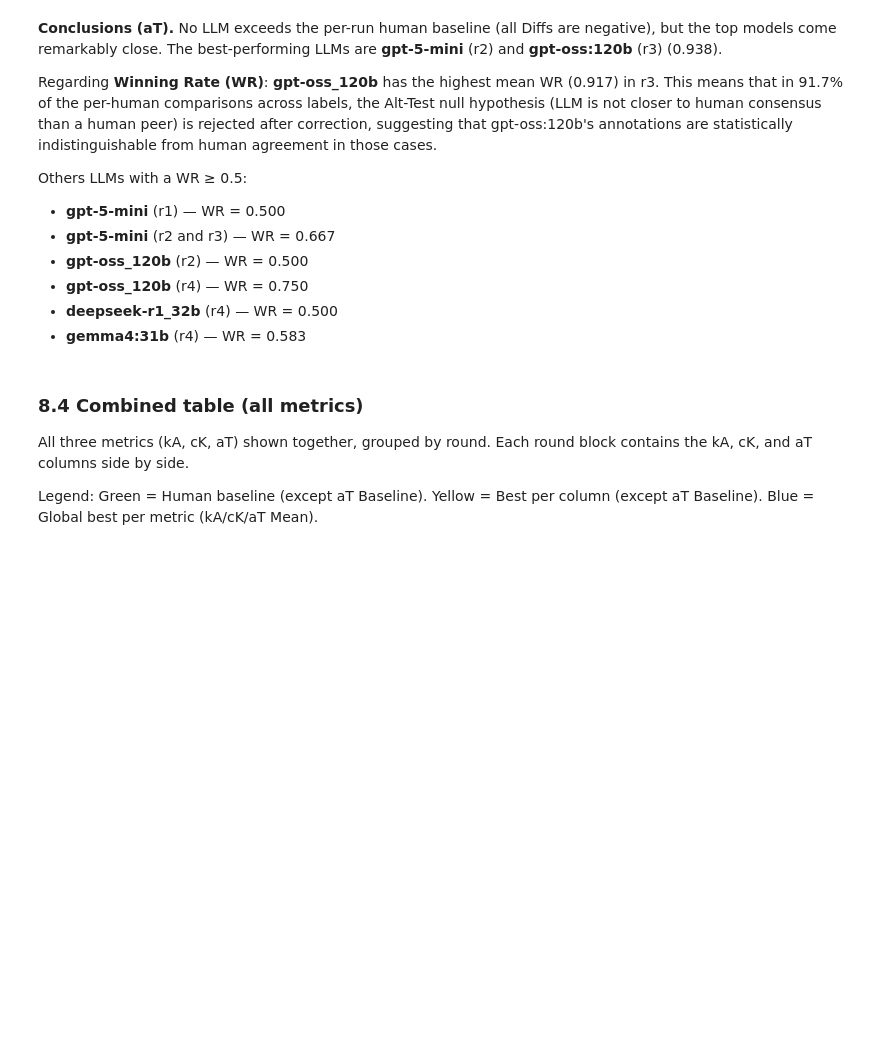
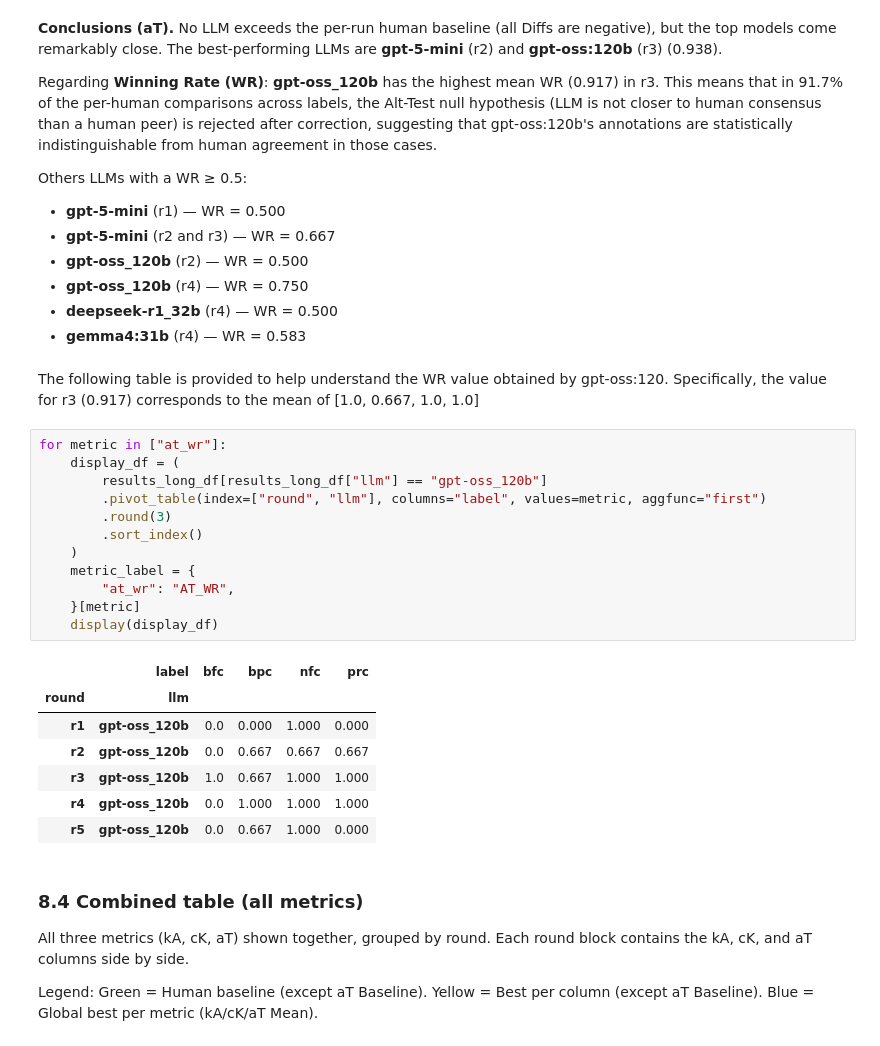
Before and after one commit to Maes95/llm-commit-classification, a Jupyter notebook: analysis/disagreement_analysis.ipynb, the cells around one changed output. Drawn from its saved outputs; the diff is of its cells as text; blank space fills up the shorter version.

```diff
--- a/analysis/disagreement_analysis.ipynb
+++ b/analysis/disagreement_analysis.ipynb
@@ -1153,6 +1153,28 @@ Others LLMs with a WR ≥ 0.5:
 - **gpt-oss_120b** (r4) — WR = 0.750
 - **deepseek-r1_32b** (r4) — WR = 0.500
 - **gemma4:31b** (r4) — WR = 0.583
+# %% [markdown]
+The following table is provided to help understand the WR value obtained by gpt-oss:120. Specifically, the value for r3 (0.917) corresponds to the mean of [1.0, 0.667, 1.0, 1.0]
+# %%
+for metric in ["at_wr"]:
+    display_df = (
+        results_long_df[results_long_df["llm"] == "gpt-oss_120b"]
+        .pivot_table(index=["round", "llm"], columns="label", values=metric, aggfunc="first")
+        .round(3)
+        .sort_index()
+    )
+    metric_label = {
+        "at_wr": "AT_WR",
+    }[metric]
+    display(display_df)
+# %% [output]
+|  | label | bfc | bpc | nfc | prc |
+| round | llm |  |  |  |  |
+| r1 | gpt-oss_120b | 0.0 | 0.000 | 1.000 | 0.000 |
+| r2 | gpt-oss_120b | 0.0 | 0.667 | 0.667 | 0.667 |
+| r3 | gpt-oss_120b | 1.0 | 0.667 | 1.000 | 1.000 |
+| r4 | gpt-oss_120b | 0.0 | 1.000 | 1.000 | 1.000 |
+| r5 | gpt-oss_120b | 0.0 | 0.667 | 1.000 | 0.000 |
 # %% [markdown]
 ### 8.4 Combined table (all metrics)
 
```
Also changed, not shown: parts of 1 cell of this notebook.
